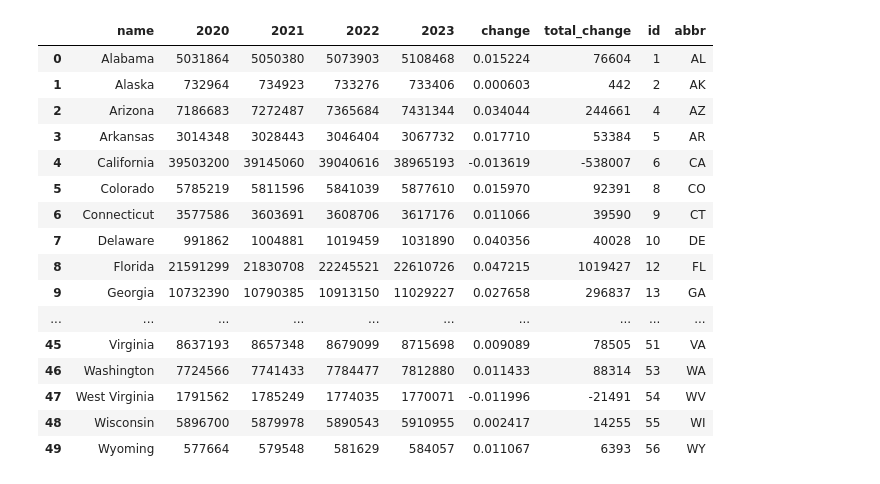
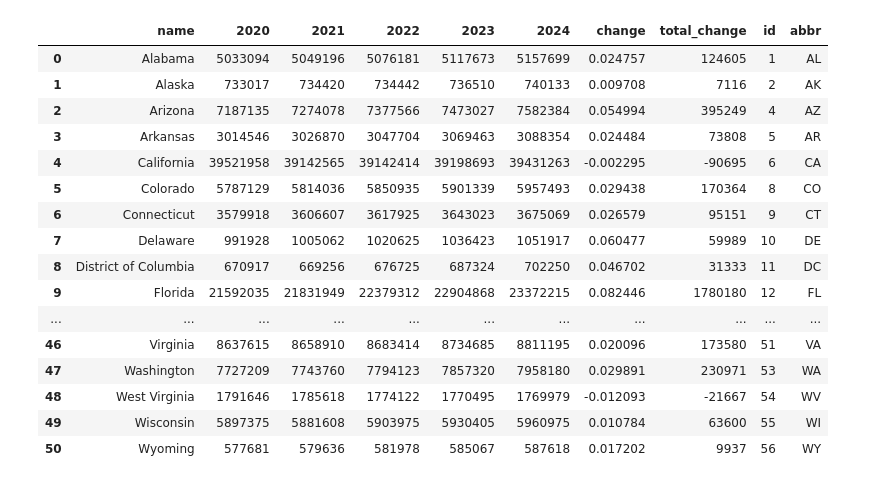
Before and after one commit to gmelmed/gmelmed.github.io, a Jupyter notebook: final_project/state_pop_change.ipynb, the cells around one changed output. Drawn from its saved outputs; the diff is of its cells as text; code cells hidden in the pictures.

```diff
--- a/final_project/state_pop_change.ipynb
+++ b/final_project/state_pop_change.ipynb
@@ -1,7 +1,7 @@
 # %%
 import pandas as pd
 # %%
-pop = pd.read_excel("https://www2.census.gov/programs-surveys/popest/tables/2020-2023/state/totals/NST-EST2023-POP.xlsx",
+pop = pd.read_excel("https://www2.census.gov/programs-surveys/popest/tables/2020-2024/state/totals/NST-EST2024-POP.xlsx",
                     # skip the first 3 rows
                     skiprows=3,
                     # skip the final 8 rows
@@ -9,7 +9,7 @@ pop = pd.read_excel("https://www2.census.gov/programs-surveys/popest/tables/2020
                     )
 
 # rename columns
-pop.columns = ["name", "apr_2020", "2020", "2021", "2022", "2023"]
+pop.columns = ["name", "apr_2020", "2020", "2021", "2022", "2023", "2024"]
 
 # drop apr_2020 column
 pop.drop(
@@ -46,9 +46,9 @@ pop
 # %%
 # add a % change from 2020 to 2023 column
-pop["change"] = (pop["2023"] - pop["2020"]) / pop["2020"]
+pop["change"] = (pop["2024"] - pop["2020"]) / pop["2020"]
 
 # add a total change column
-pop["total_change"] = pop["2023"] - pop["2020"]
+pop["total_change"] = pop["2024"] - pop["2020"]
 # %%
 pop
 # %% [output]
@@ -72,52 +72,55 @@ pop
 # %%
 import us
+
+# Add DC to the list of states
+states = us.states.STATES + [us.states.DC]
 
 # make a separate df with state fips codes for each state fips name
 state_fips = pd.DataFrame(
     [
-        {"name": state.name, "fips": state.fips} for state in us.states.STATES
+        {"name": state.name, "fips": state.fips} for state in states
     ]
 )
 state_fips
 
 # merge
 pop = pd.merge(pop, state_fips, on="name")
 
 # make a separate df with state abbreviations for each state fips name
 state_abbr = pd.DataFrame(
     [
-        {"name": state.name, "abbr": state.abbr} for state in us.states.STATES
+        {"name": state.name, "abbr": state.abbr} for state in states
     ]
 )
 
 # merge
 pop = pd.merge(pop, state_abbr, on="name")
 
 # make fips an integer
 pop["fips"] = pop["fips"].astype(int)
 
 # rename fips to id
 pop.rename(columns={"fips": "id"}, inplace=True)
 
 pop
 # %% [output]
-|  | name | 2020 | 2021 | 2022 | 2023 | change | total_change | id | abbr |
-| 0 | Alabama | 5031864 | 5050380 | 5073903 | 5108468 | 0.015224 | 76604 | 1 | AL |
-| 1 | Alaska | 732964 | 734923 | 733276 | 733406 | 0.000603 | 442 | 2 | AK |
-| 2 | Arizona | 7186683 | 7272487 | 7365684 | 7431344 | 0.034044 | 244661 | 4 | AZ |
-| 3 | Arkansas | 3014348 | 3028443 | 3046404 | 3067732 | 0.017710 | 53384 | 5 | AR |
-| 4 | California | 39503200 | 39145060 | 39040616 | 38965193 | -0.013619 | -538007 | 6 | CA |
-| 5 | Colorado | 5785219 | 5811596 | 5841039 | 5877610 | 0.015970 | 92391 | 8 | CO |
-| 6 | Connecticut | 3577586 | 3603691 | 3608706 | 3617176 | 0.011066 | 39590 | 9 | CT |
-| 7 | Delaware | 991862 | 1004881 | 1019459 | 1031890 | 0.040356 | 40028 | 10 | DE |
-| 8 | Florida | 21591299 | 21830708 | 22245521 | 22610726 | 0.047215 | 1019427 | 12 | FL |
-| 9 | Georgia | 10732390 | 10790385 | 10913150 | 11029227 | 0.027658 | 296837 | 13 | GA |
-| ... | ... | ... | ... | ... | ... | ... | ... | ... | ... |
-| 45 | Virginia | 8637193 | 8657348 | 8679099 | 8715698 | 0.009089 | 78505 | 51 | VA |
-| 46 | Washington | 7724566 | 7741433 | 7784477 | 7812880 | 0.011433 | 88314 | 53 | WA |
-| 47 | West Virginia | 1791562 | 1785249 | 1774035 | 1770071 | -0.011996 | -21491 | 54 | WV |
-| 48 | Wisconsin | 5896700 | 5879978 | 5890543 | 5910955 | 0.002417 | 14255 | 55 | WI |
-| 49 | Wyoming | 577664 | 579548 | 581629 | 584057 | 0.011067 | 6393 | 56 | WY |
+|  | name | 2020 | 2021 | 2022 | 2023 | 2024 | change | total_change | id | abbr |
+| 0 | Alabama | 5033094 | 5049196 | 5076181 | 5117673 | 5157699 | 0.024757 | 124605 | 1 | AL |
+| 1 | Alaska | 733017 | 734420 | 734442 | 736510 | 740133 | 0.009708 | 7116 | 2 | AK |
+| 2 | Arizona | 7187135 | 7274078 | 7377566 | 7473027 | 7582384 | 0.054994 | 395249 | 4 | AZ |
+| 3 | Arkansas | 3014546 | 3026870 | 3047704 | 3069463 | 3088354 | 0.024484 | 73808 | 5 | AR |
+| 4 | California | 39521958 | 39142565 | 39142414 | 39198693 | 39431263 | -0.002295 | -90695 | 6 | CA |
+| 5 | Colorado | 5787129 | 5814036 | 5850935 | 5901339 | 5957493 | 0.029438 | 170364 | 8 | CO |
+| 6 | Connecticut | 3579918 | 3606607 | 3617925 | 3643023 | 3675069 | 0.026579 | 95151 | 9 | CT |
+| 7 | Delaware | 991928 | 1005062 | 1020625 | 1036423 | 1051917 | 0.060477 | 59989 | 10 | DE |
+| 8 | District of Columbia | 670917 | 669256 | 676725 | 687324 | 702250 | 0.046702 | 31333 | 11 | DC |
+| 9 | Florida | 21592035 | 21831949 | 22379312 | 22904868 | 23372215 | 0.082446 | 1780180 | 12 | FL |
+| ... | ... | ... | ... | ... | ... | ... | ... | ... | ... | ... |
+| 46 | Virginia | 8637615 | 8658910 | 8683414 | 8734685 | 8811195 | 0.020096 | 173580 | 51 | VA |
+| 47 | Washington | 7727209 | 7743760 | 7794123 | 7857320 | 7958180 | 0.029891 | 230971 | 53 | WA |
+| 48 | West Virginia | 1791646 | 1785618 | 1774122 | 1770495 | 1769979 | -0.012093 | -21667 | 54 | WV |
+| 49 | Wisconsin | 5897375 | 5881608 | 5903975 | 5930405 | 5960975 | 0.010784 | 63600 | 55 | WI |
+| 50 | Wyoming | 577681 | 579636 | 581978 | 585067 | 587618 | 0.017202 | 9937 | 56 | WY |
 # %%
 # save to csv
 pop.to_csv("data/state_pop_change.csv", index=False)
```
Also changed, not shown: parts of 5 cells of this notebook, 3 other files.
